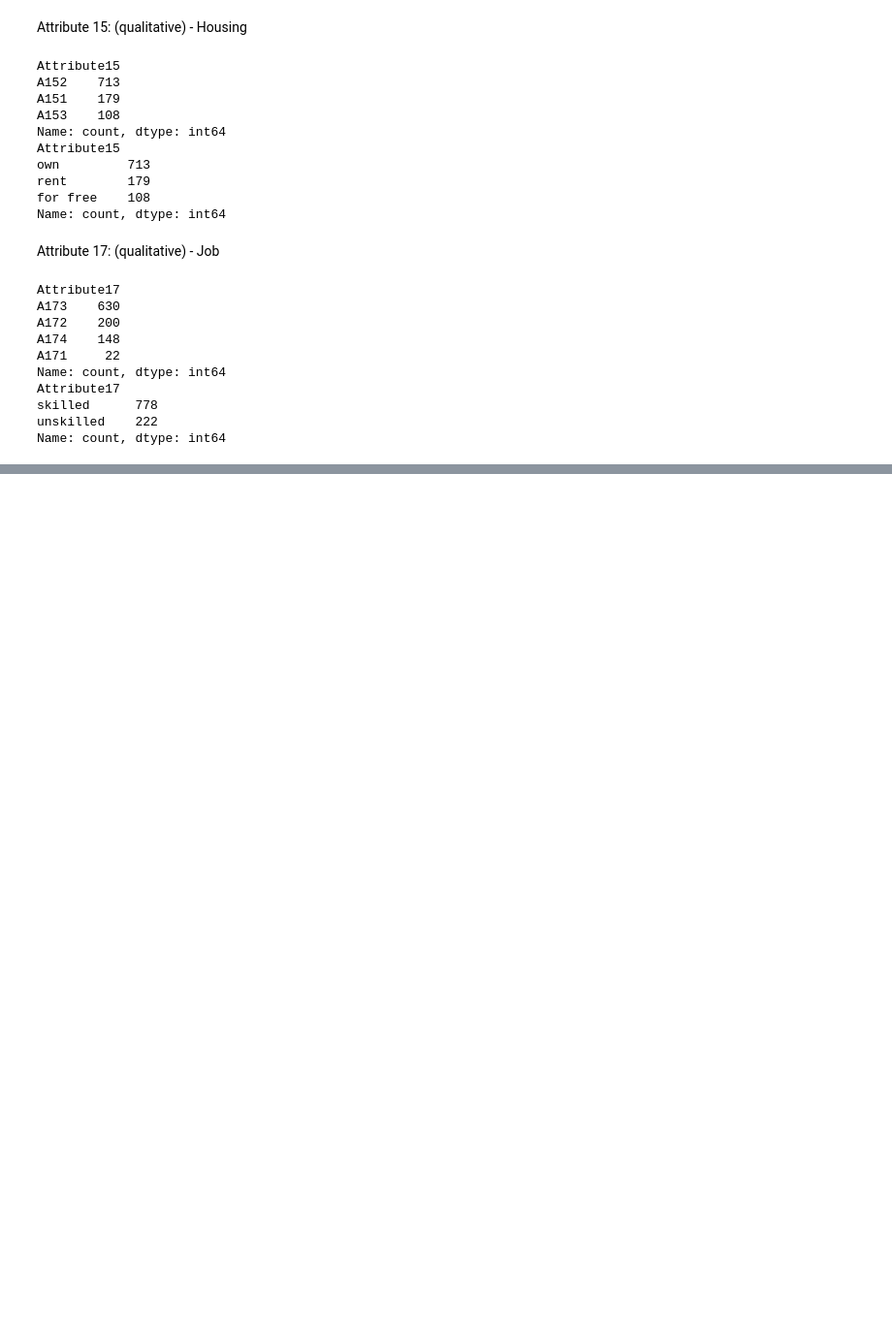
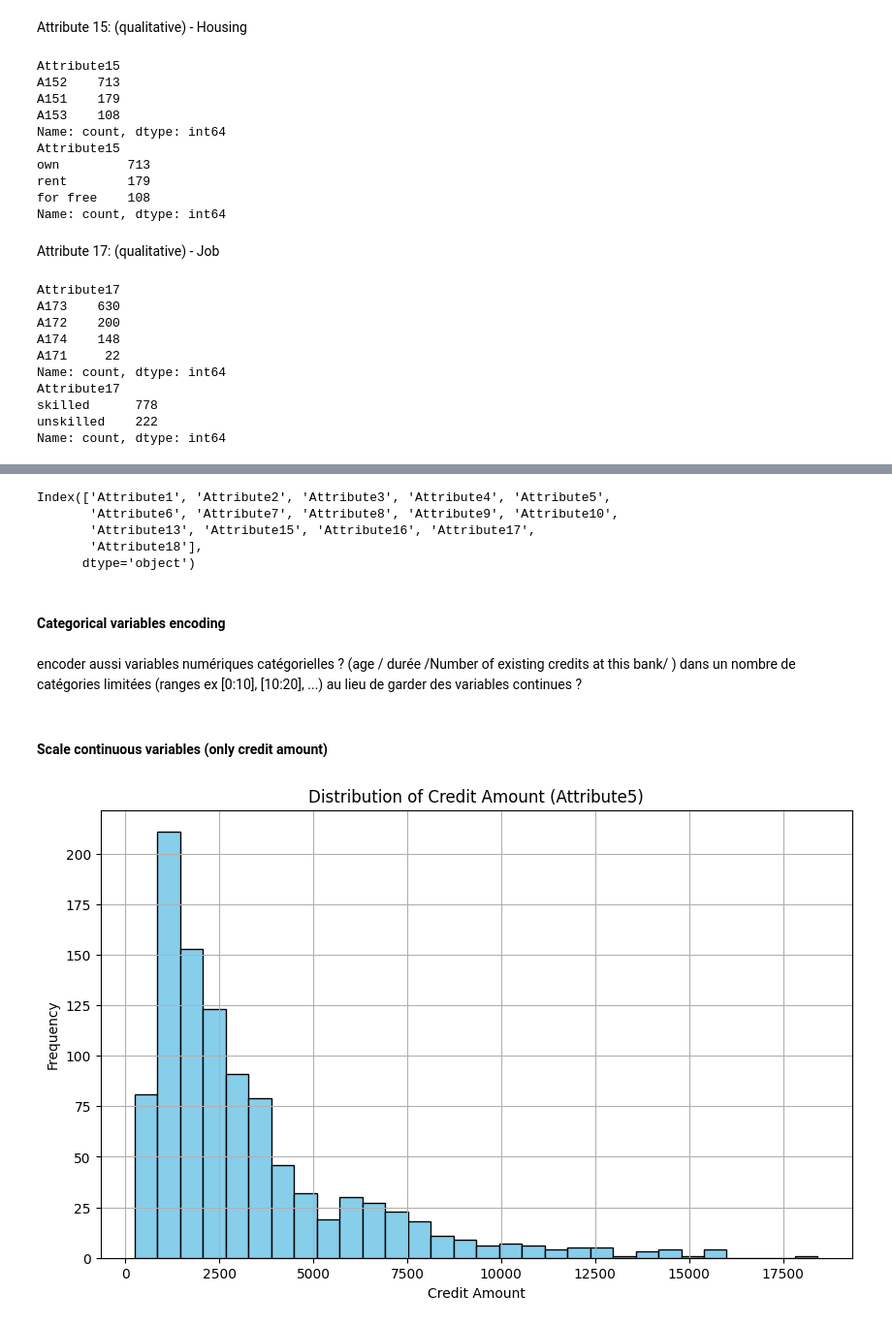
Before and after one commit to Bipauli/German_credit_ML, a Jupyter notebook: nb1.ipynb, the cells around one changed output, grey strips where cells are left out. Shown at 97% size. Drawn from its saved outputs; the diff is of its cells as text; code cells hidden in the pictures; blank space fills up the shorter version.

Commit message:
Variables encoding

```diff
--- a/nb1.ipynb
+++ b/nb1.ipynb
@@ -241,7 +241,6 @@ mapping = { 'A91': 'male',
             }
 
 X.loc[:, 'Attribute9'] = X['Attribute9'].replace(mapping)
-X.loc[:, 'Sex'] = X['Attribute9'].replace(mapping)
 
 # Verification
 print(X['Attribute9'].value_counts())
@@ -321,7 +320,6 @@ mapping = { 'A171': 'unskilled',
             }
 
 X.loc[:, 'Attribute17'] = X['Attribute17'].replace(mapping)
-X.loc[:, 'Sex'] = X['Attribute17'].replace(mapping)
 
 # Verification
 print(X['Attribute17'].value_counts())
@@ -365,0 +339,54 @@ Name: count, dtype: int64
+# %%
+# Drop specified attributes
+X = X.drop(['Attribute8', 'Attribute11', 'Attribute12', 'Attribute14', 'Attribute19', 'Attribute20'], axis=1)
+print(X.columns)
+# %% [output]
+Index(['Attribute1', 'Attribute2', 'Attribute3', 'Attribute4', 'Attribute5',
+       'Attribute6', 'Attribute7', 'Attribute8', 'Attribute9', 'Attribute10',
+       'Attribute13', 'Attribute15', 'Attribute16', 'Attribute17',
+       'Attribute18'],
+      dtype='object')
+# %% [markdown]
+#### Categorical variables encoding
+# %% [markdown]
+encoder aussi variables numériques catégorielles ? (age / durée /Number of existing credits at this bank/ )
+dans un nombre de catégories limitées (ranges ex [0:10], [10:20], ...) au lieu de garder des variables continues ?
+# %%
+from sklearn.preprocessing import LabelEncoder
+
+# Ordinal variables :
+
+mapping_attr1 = {'overdrawn': 1, 'no account': 2, 'stable balance': 3}
+mapping_attr3 = {'bad': 1, 'being repaid': 2, 'good': 3}
+mapping_attr6 = {'little': 1, 'NA':2, 'moderate': 3, 'rich': 4}
+mapping_attr7 = {'unemployed': 1, 'recent position': 2, 'long-term position': 3}
+mapping_attr17 = {'unskilled': 1, 'skilled': 2}
+
+# Apply mappings to specific columns
+X['Attribute1'] = X['Attribute1'].map(mapping_attr1)
+X['Attribute3'] = X['Attribute3'].map(mapping_attr3)
+X['Attribute6'] = X['Attribute6'].map(mapping_attr6)
+X['Attribute7'] = X['Attribute7'].map(mapping_attr7)
+X['Attribute17'] = X['Attribute17'].map(mapping_attr17)
+
+# # Binary Encoding for the Sex variable
+# mapping_attr9 = {'male': 0, 'female': 1}
+# X['Attribute9'] = X['Attribute9'].map(mapping_attr9)
+label=LabelEncoder()
+X['Attribute9']=label.fit_transform(X['Attribute9'])
+
+# One-Hot Encoding for non-ordinal variables
+X_encoded = pd.get_dummies(X, columns=['Attribute4', 'Attribute10', 'Attribute15'], drop_first=True)
+# %% [markdown]
+#### Scale continuous variables (only credit amount)
+# %%
+# Plot the distribution of credit amount
+plt.figure(figsize=(10, 6))
+plt.hist(X['Attribute5'].dropna(), bins=30, color='skyblue', edgecolor='black')
+plt.title('Distribution of Credit Amount (Attribute5)')
+plt.xlabel('Credit Amount')
+plt.ylabel('Frequency')
+plt.grid(True)
+plt.show()
+# %% [output]
+[figure, added]
```
Also changed, not shown: parts of 12 cells of this notebook.
